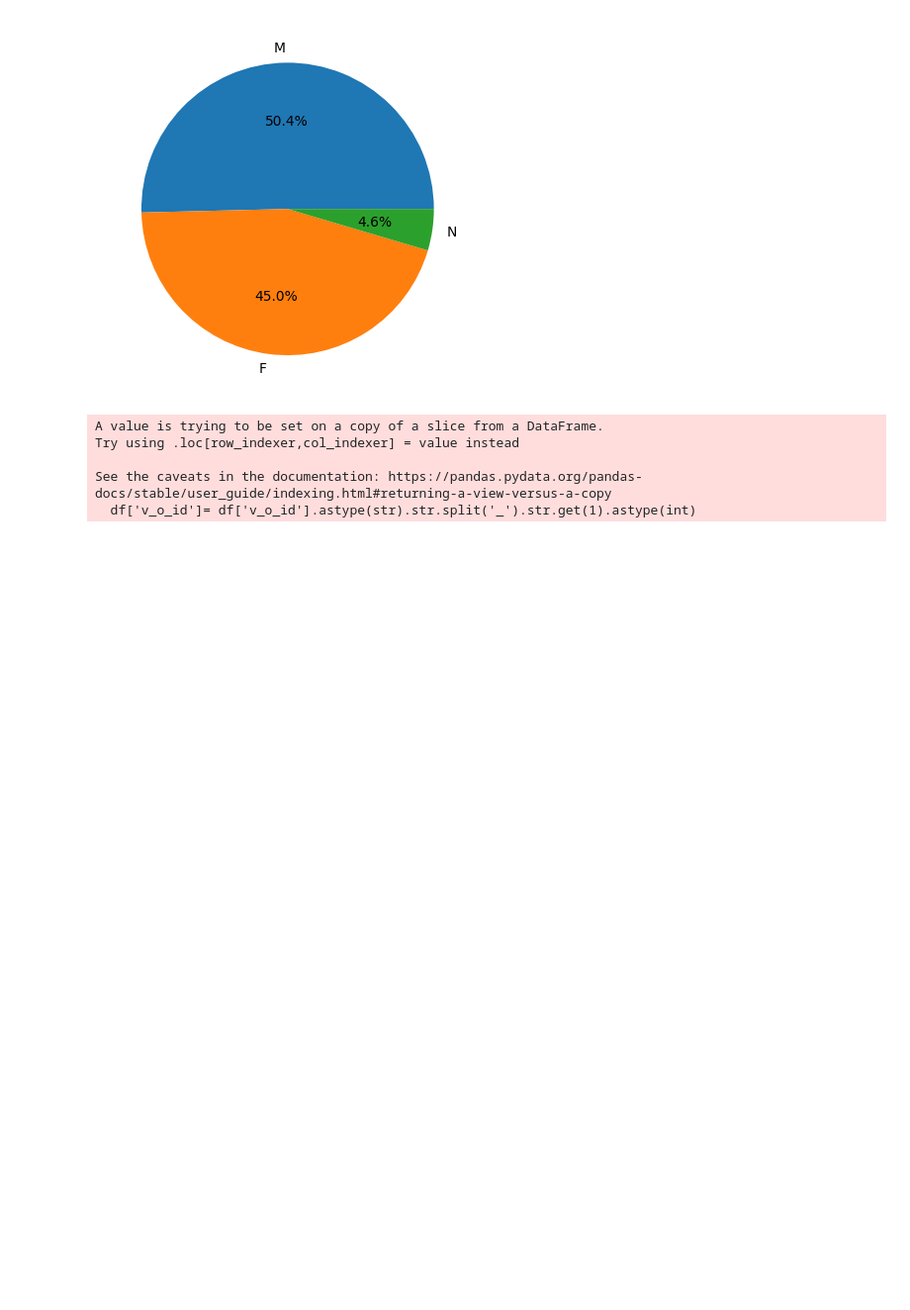
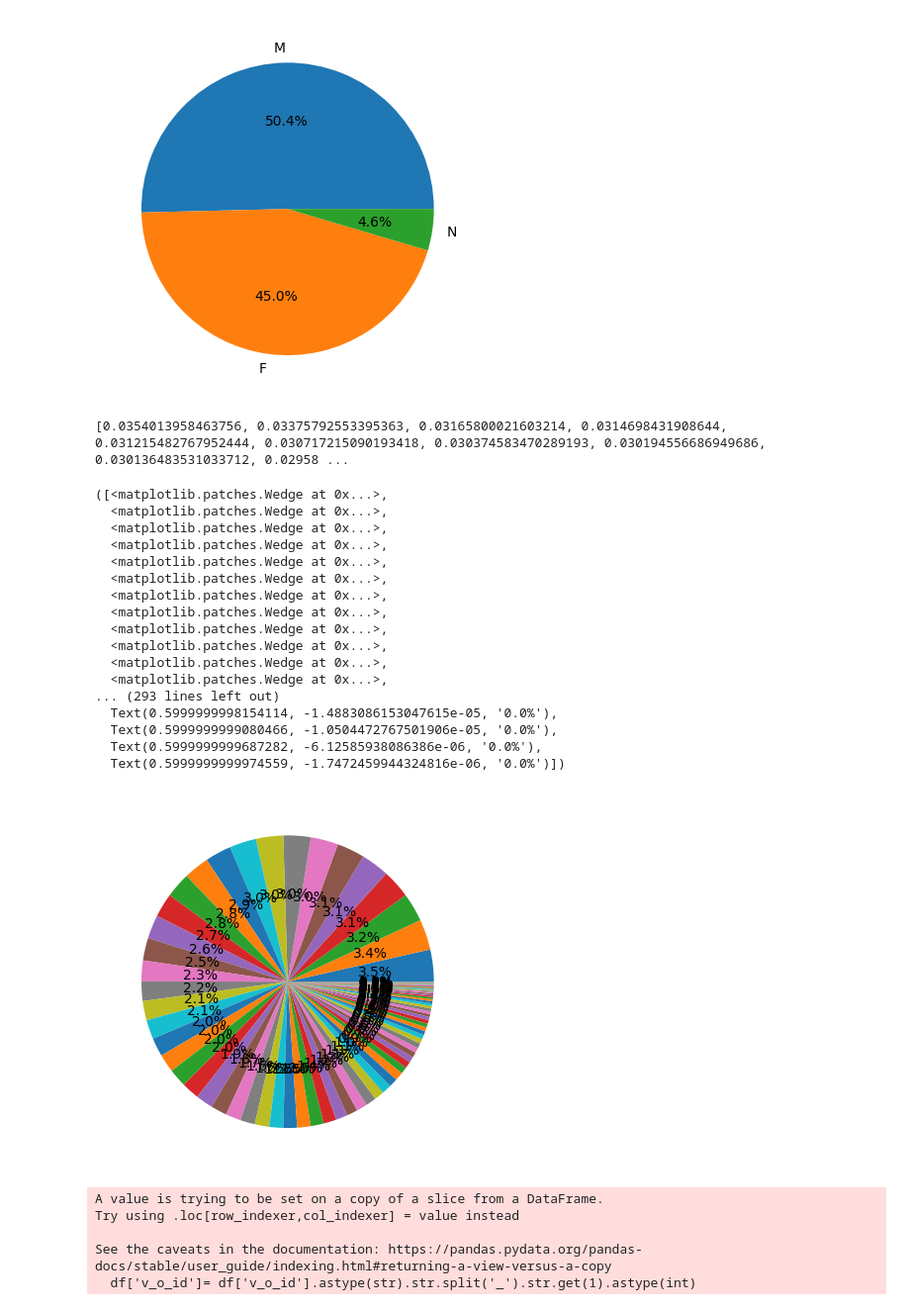
Before and after one commit to miguelzpresa/Hackathon-CAMDA-Diabetes-2024, a Jupyter notebook: apriori.ipynb, the cells around one changed output. Shown at 99% size. Cells and saved outputs as stored; diff of their text form; code cells hidden in the pictures; blank space fills up the shorter version.

```diff
--- a/apriori.ipynb
+++ b/apriori.ipynb
@@ -37,3 +37,4 @@ df.shape
 (860983, 93)
 # %%
 dfc['v_o_id']= dfc['v_o_id'].astype(str).str.split('_').str.get(1).astype(int)
+df['v_o_id']= df['v_o_id'].astype(str).str.split('_').str.get(1).astype(int)
@@ -74,6 +81,30 @@ plt.pie(sex_percent, labels=['M','F','N'], autopct='%1.1f%%')
   Text(-0.07873066455300132, -0.5948121404771786, '45.0%'),
   Text(0.5938158608085411, -0.08592277609697704, '4.6%')])
 [figure]
+# %%
+age_percent = list(df.age.value_counts(normalize=True))
+print(age_percent)
+plt.pie(age_percent, autopct='%1.1f%%')
+# %% [output]
+[0.0354013958463756, 0.03375792553395363, 0.03165800021603214, 0.0314698431908644, 0.031215482767952444, 0.030717215090193418, 0.030374583470289193, 0.030194556686949686, 0.030136483531033712, 0.02958 ...
+([<matplotlib.patches.Wedge at 0x...>,
+  <matplotlib.patches.Wedge at 0x...>,
+  <matplotlib.patches.Wedge at 0x...>,
+  <matplotlib.patches.Wedge at 0x...>,
+  <matplotlib.patches.Wedge at 0x...>,
+  <matplotlib.patches.Wedge at 0x...>,
+  <matplotlib.patches.Wedge at 0x...>,
+  <matplotlib.patches.Wedge at 0x...>,
+  <matplotlib.patches.Wedge at 0x...>,
+  <matplotlib.patches.Wedge at 0x...>,
+  <matplotlib.patches.Wedge at 0x...>,
+  <matplotlib.patches.Wedge at 0x...>,
+... (293 lines left out)
+  Text(0.5999999998154114, -1.4883086153047615e-05, '0.0%'),
+  Text(0.5999999999080466, -1.0504472767501906e-05, '0.0%'),
+  Text(0.5999999999687282, -6.12585938086386e-06, '0.0%'),
+  Text(0.5999999999974559, -1.7472459944324816e-06, '0.0%')])
+[figure, added]
 # %%
 #df[df.].duplicated().value_counts()
 df['v_o_id']= df['v_o_id'].astype(str).str.split('_').str.get(1).astype(int)
```
Also changed, not shown: parts of 16 cells of this notebook.
